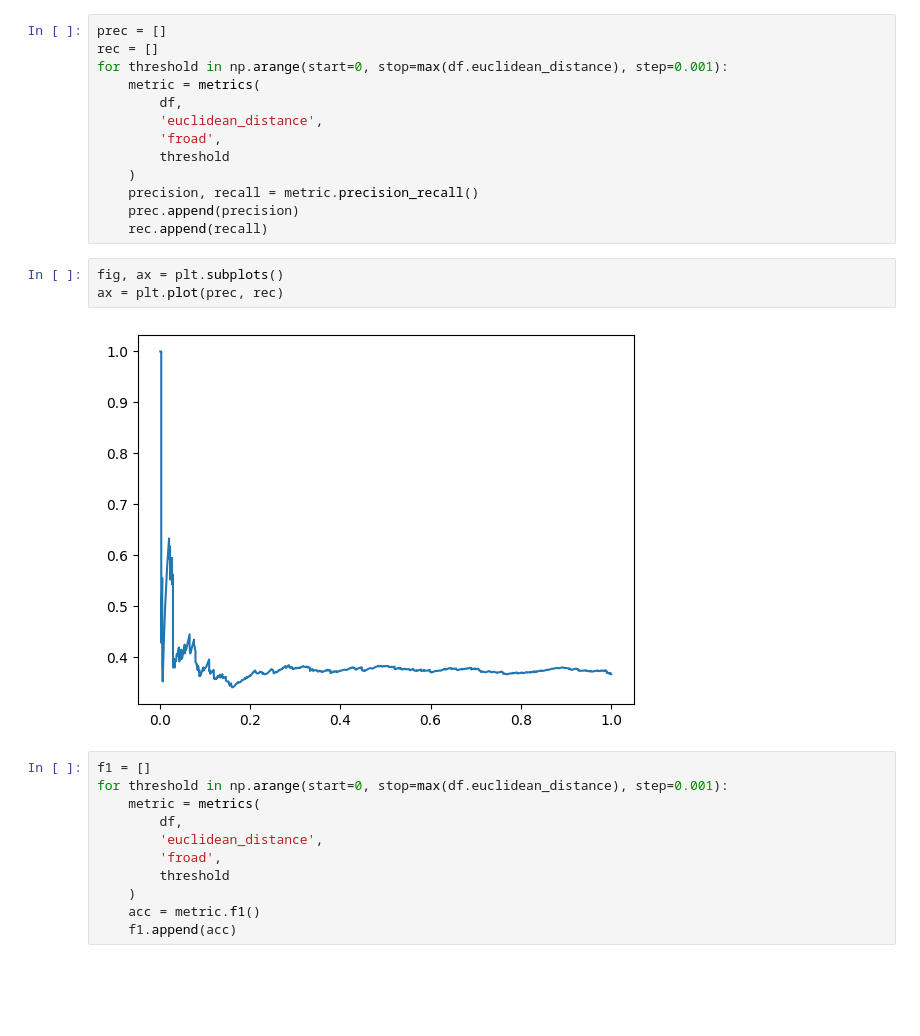
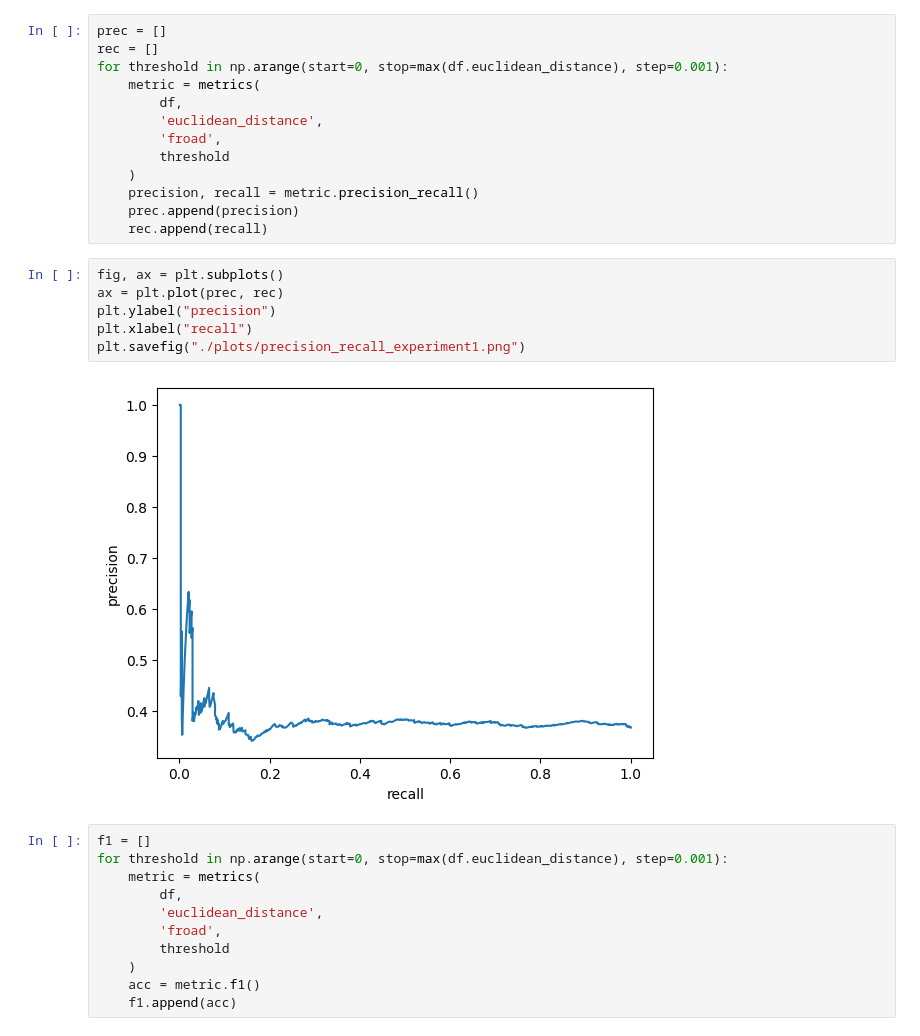
Before and after one commit to smeyanoff/face-recognition, a Jupyter notebook: data/experiments/experiments_results.ipynb, the cells around one changed output. Cells and saved outputs as stored; diff of their text form; blank space fills up the shorter version.

Commit message:
get experiment1 plots

```diff
--- a/data/experiments/experiments_results.ipynb
+++ b/data/experiments/experiments_results.ipynb
@@ -142,8 +142,11 @@ for threshold in np.arange(start=0, stop=max(df.euclidean_distance), step=0.001)
 # %%
 fig, ax = plt.subplots()
 ax = plt.plot(prec, rec)
+plt.ylabel("precision")
+plt.xlabel("recall")
+plt.savefig("./plots/precision_recall_experiment1.png")
 # %% [output]
-[figure, old version]
+[figure, new version]
 # %%
 f1 = []
 for threshold in np.arange(start=0, stop=max(df.euclidean_distance), step=0.001):
```
Also changed, not shown: parts of 1 cell of this notebook, 4 other files.
